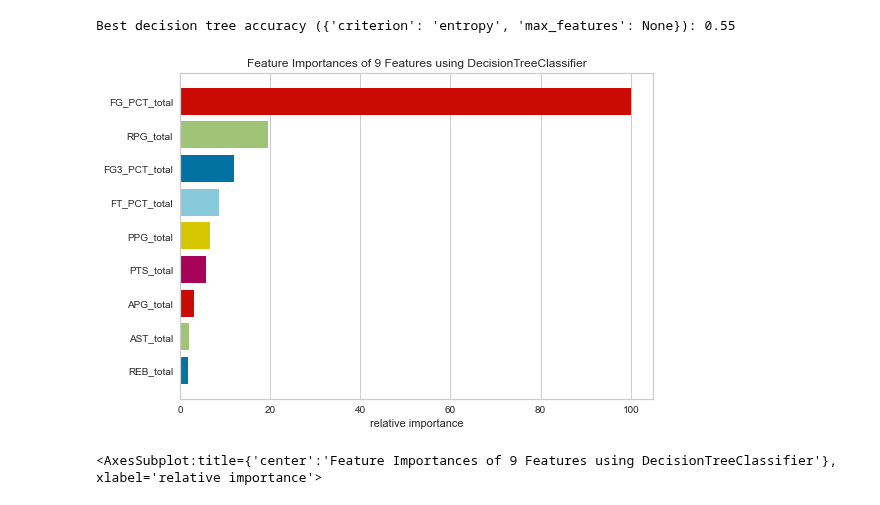
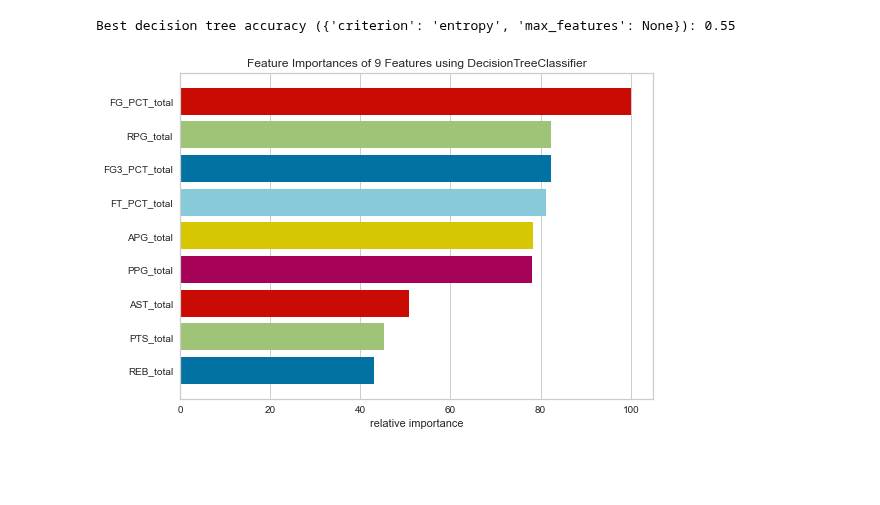
Before and after one commit to psalire/cmpe255-term-project, a Jupyter notebook: classifiers/decision-tree/decision_tree.ipynb, the cells around one changed output. Saved outputs shown, nothing was run; the diff lists cells and outputs as text; code cells hidden in the pictures; blank space fills up the shorter version.

```diff
--- a/classifiers/decision-tree/decision_tree.ipynb
+++ b/classifiers/decision-tree/decision_tree.ipynb
@@ -197,16 +207,7 @@ cv_max_features_clf = do_cv(
 print('Best decision tree accuracy (%s): %.2f' % (str(cv_max_features_clf.best_params_), cv_max_features_clf.score(X_test, y_test)))
 # %% [output]
 Best decision tree accuracy ({'criterion': 'entropy', 'max_features': None}): 0.55
-# %%
-viz = FeatureImportances(
-    cv_max_leaves_clf.best_estimator_,
-    labels=cumulative_stats_copy_df.columns,
-)
-viz.fit(
-    cumulative_stats_copy_df,
-    winners_df,
-)
-viz.show()
-# %% [output]
-[figure, removed]
-<AxesSubplot:title={'center':'Feature Importances of 9 Features using DecisionTreeClassifier'}, xlabel='relative importance'>
+# %%
+plot_feature_importances(cv_max_features_clf.best_estimator_)
+# %% [output]
+[figure, added]
```
Also changed, not shown: parts of 4 cells of this notebook.
